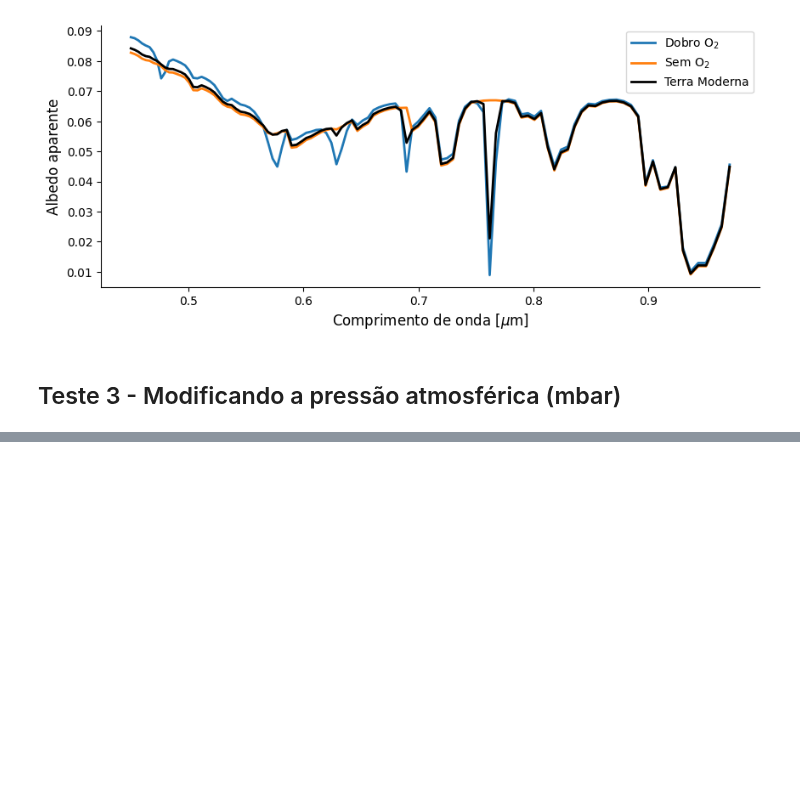
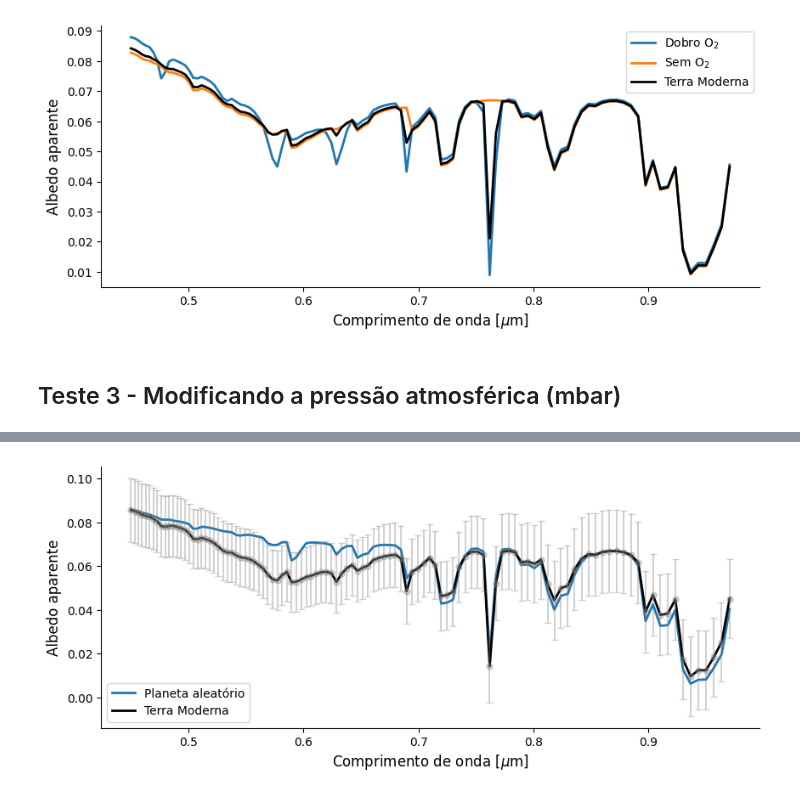
Before and after one commit to SarahBarbosa/geexhp, a Jupyter notebook: notebooks/terra_moderna.ipynb, the cells around one changed output, grey strips where cells are left out. Cells and saved outputs as stored; diff of their text form; code cells hidden in the pictures; blank space fills up the shorter version.

```diff
--- a/notebooks/terra_moderna.ipynb
+++ b/notebooks/terra_moderna.ipynb
@@ -287,0 +378,13 @@ Teste da Terra atual:
+# %%
+aleatorio = config.copy()
+config_aleatorio(aleatorio)
+resultado_random = psg.run(aleatorio)
+# %%
+spectrum_random = EspectroAnalise(resultado_random)
+
+fig, ax = plt.subplots()
+ax = spectrum_random.plotar_espectro(ax = ax, label = "Planeta aleatório", mostrar_erro = False, cor_linha = "tab:blue")
+ax = spectrum.plotar_espectro(ax=ax, label = "Terra Moderna", mostrar_erro = True, cor_linha = "black")
+ax.legend();
+# %% [output]
+[figure, added]
```
Also changed, not shown: parts of 10 cells of this notebook.
